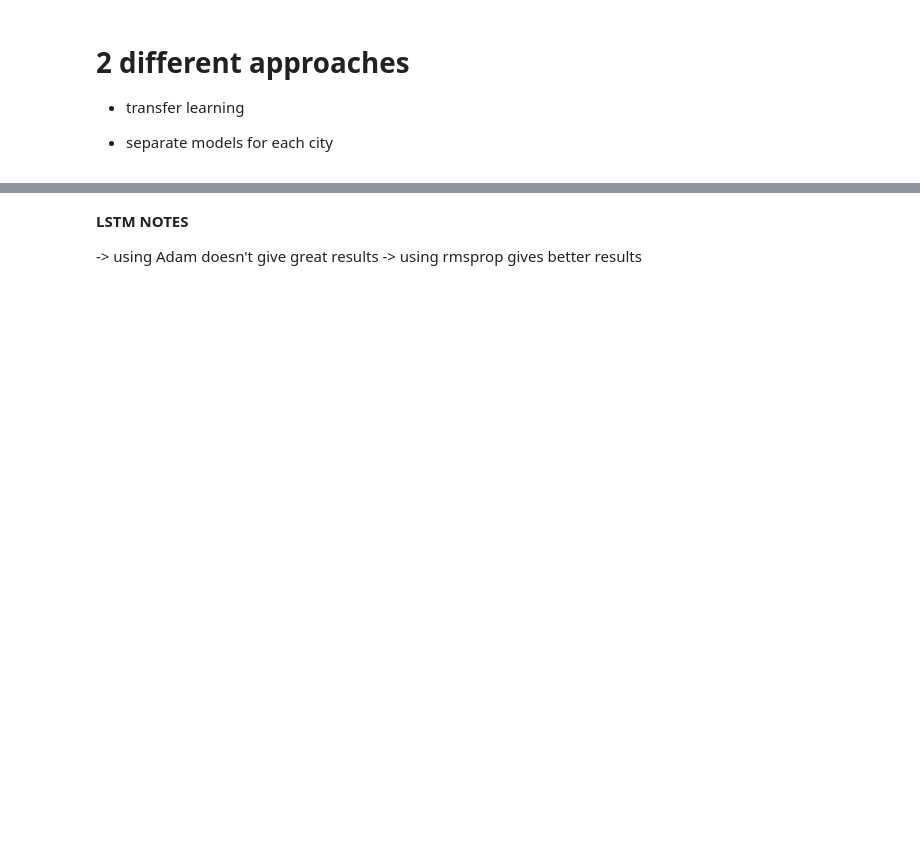
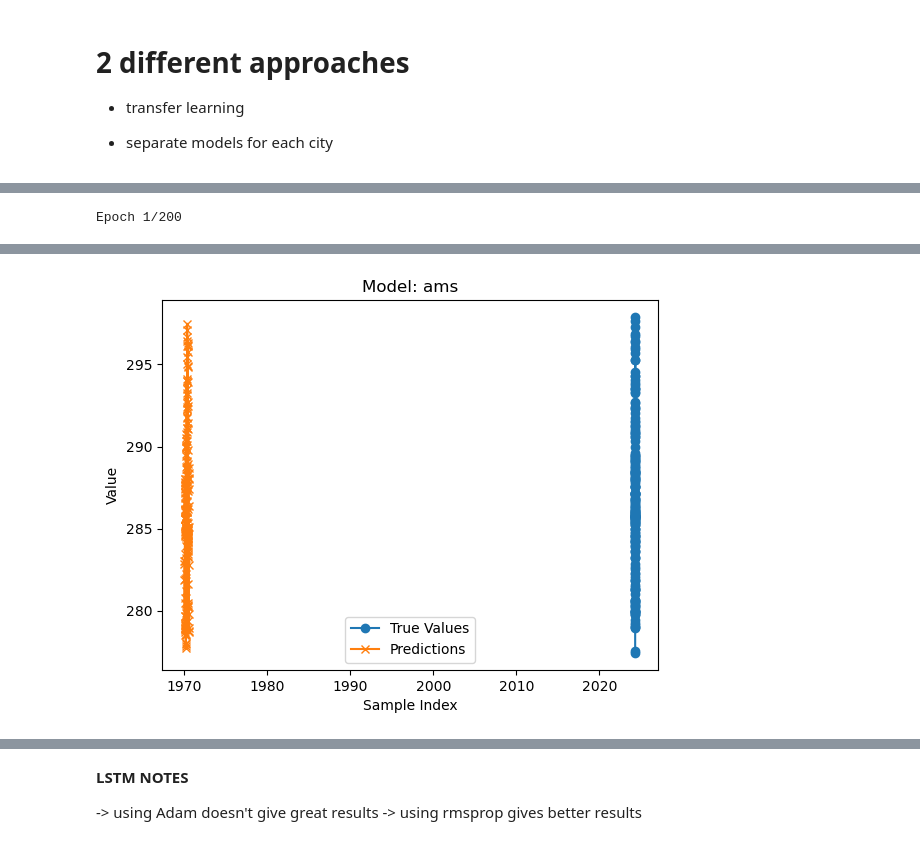
Before and after one commit to AlexaVT03/Project2-2, a Jupyter notebook: Project_2-2/Python/LSTM/LSTM.ipynb, the cells around one changed output, grey strips where cells are left out. Saved outputs shown, nothing was run; the diff lists cells and outputs as text; code cells hidden in the pictures; blank space fills up the shorter version.

Commit message:
Corrected LSTM.ipynb

```diff
--- a/Project_2-2/Python/LSTM/LSTM.ipynb
+++ b/Project_2-2/Python/LSTM/LSTM.ipynb
@@ -241,28 +250,24 @@ X_test_df = {}
 Y_test_df = {}
 
 for i, city in enumerate(dataframes_ts):
-    df = city.set_index('time').copy()
-    X_test = df[['u10', 'v10', 'tcc', 'ptype', 'e', 'sf', 'tp']]
+    df = city.copy()
+
+    X_test = df['t2m']
     # , 'month_1', 'month_2', 'month_3', 'month_4', 'month_5', 'month_6', 'month_7', 'month_8', 'month_9', 'month_10', 'month_11', 'month_12']]
     Y_test = df['t2m']
 
     scaler = MinMaxScaler()
+    X_test = X_test.values.reshape(-1, 1)
     X_test_scaled = scaler.fit_transform(X_test)
     Y_test = Y_test.values.reshape(-1, 1)
     Y_test_scaled = scaler.fit_transform(Y_test)
 
-    timestep_test = 24 # pick a timestep, can be anything, used for length of sequence in LSTM
+    timestep_test = 12 # pick a timestep, can be anything, used for length of sequence in LSTM
 
-    # below is a general formula to reshape the tensors without errors
-    test_trim = X_test_scaled.shape[0] - (X_test_scaled.shape[0] // (timestep_test * X_test_scaled.shape[1])) * (timestep_test * X_test_scaled.shape[1])
-
-    # now can just apply the trim, will work with any value
-    X_test_scaled, Y_test_scaled = X_test_scaled[:-test_trim], Y_test_scaled[:-test_trim]
-
-    X_test_tensor = tf.convert_to_tensor(X_test_scaled.reshape(-1, timestep_test, X_test_scaled.shape[1]))
+    X_test_tensor, Y_test_tensor = create_sequences(X_test_scaled, Y_test_scaled, timestep)
 
     X_test_df[df_names[i]] = X_test_tensor
-    Y_test_df[df_names[i]] = Y_test_scaled
+    Y_test_df[df_names[i]] = Y_test_tensor
 # %% [markdown]
 # 2 different approaches
 
@@ -431,0 +277,51 @@ INFO:tensorflow:Assets written to: /Users/lpaggen/Documents/DACS COURSES/Project
+# %%
+i = 'ams'
+
+# Define your tensorXtrain, tensorYtrain, tensorXvalid, tensorYvalid, tensorXtest, and scaledYtest here
+tensorXtrain = X_train_df[i]
+tensorYtrain = Y_train_df[i]
+tensorXvalid = X_valid_df[i]
+tensorYvalid = Y_valid_df[i]
+tensorXtest = X_test_df[i]
+Y_test = ams_ts['t2m']
+
+# Train the model
+model = Sequential([
+    Bidirectional(LSTM(128, return_sequences=True), input_shape=(tensorXtrain.shape[1], tensorXtrain.shape[2])),
+    Dropout(0.2),
+    Bidirectional(LSTM(64, return_sequences=True)),
+    Dropout(0.2),
+    Bidirectional(LSTM(64, return_sequences=True)),
+    Dropout(0.2),
+    Bidirectional(LSTM(32, return_sequences=False)),
+    Dropout(0.2),
+    Dense(1)
+])
+
+optimizer = Adam(learning_rate=0.0001)
+model.compile(optimizer=optimizer, loss='mae')
+early_stopping = EarlyStopping(monitor='val_loss', patience=10, restore_best_weights=True)
+model.fit(tensorXtrain, tensorYtrain, epochs=200, batch_size=64, validation_data=(tensorXvalid, tensorYvalid), callbacks=[early_stopping])
+
+# Save the model
+save_dir = os.path.join("/Users/lpaggen/Documents/DACS COURSES/Project2-2/Project_2-2/Python/LSTM/my_dir/models", i)
+model.save(save_dir)
+
+# Load the model
+model = load_model(save_dir)
+
+# Make predictions on the test data
+test_predict = model.predict(tensorXtest)
+
+# Inverse transform the predictions
+true_predict = scaler.inverse_transform(test_predict)
+
+# Plot the true values and predictions
+plt.plot(Y_test, label='True Values', marker='o')
+plt.plot(true_predict, label='Predictions', marker='x')
+plt.title(f'Model: {i}')
+plt.xlabel('Sample Index')
+plt.ylabel('Value')
+plt.legend()
+plt.show()
+# %% [output]
@@ -431,0 +335 @@ INFO:tensorflow:Assets written to: /Users/lpaggen/Documents/DACS COURSES/Project
+Epoch 1/200
@@ -431,0 +390 @@ INFO:tensorflow:Assets written to: /Users/lpaggen/Documents/DACS COURSES/Project
+[figure, added]
```
Also changed, not shown: parts of 23 cells of this notebook, 1 other file.
